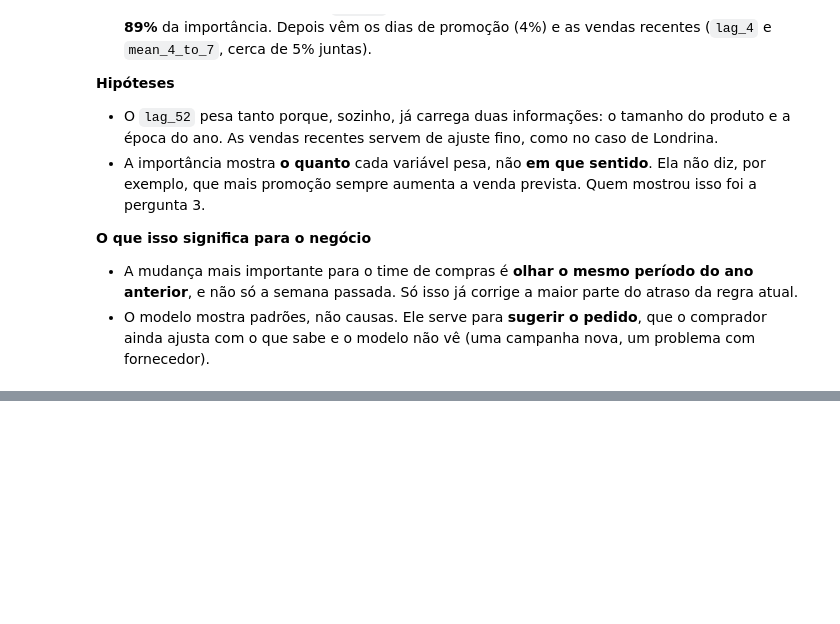
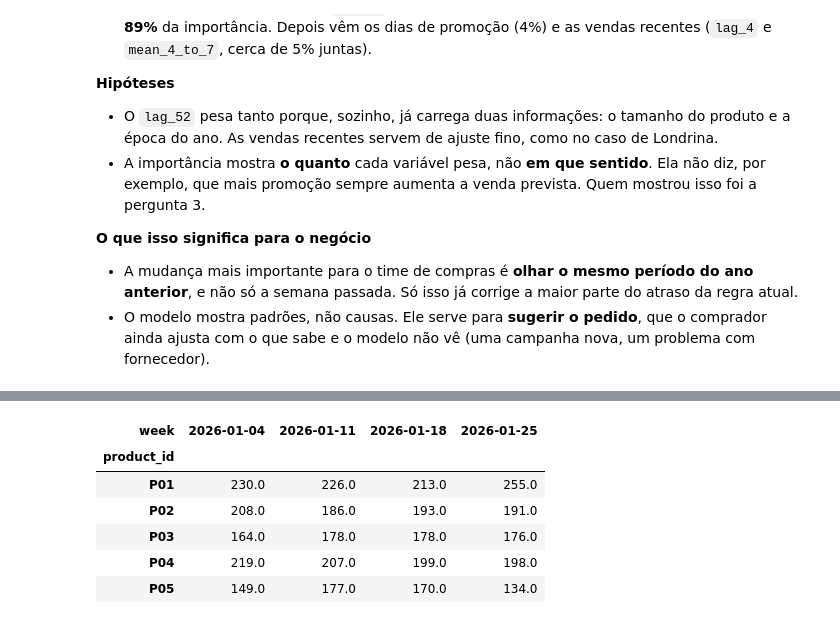
Before and after one commit to ricardo-paganini/pharmacy-demand-forecast, a Jupyter notebook: pharmacy_demand_forecast.ipynb, the cells around one changed output, grey strips where cells are left out. Drawn from its saved outputs; the diff is of its cells as text; code cells hidden in the pictures; blank space fills up the shorter version.

```diff
--- a/pharmacy_demand_forecast.ipynb
+++ b/pharmacy_demand_forecast.ipynb
@@ -879,0 +932,13 @@ dtype: float64
+# %%
+X_future = pd.get_dummies(forecast[features], columns=['product_id'], drop_first=True)
+forecast['forecast'] = final_model.predict(X_future).round().astype(int)
+
+forecast.pivot_table(index='product_id', columns='week', values='forecast').head()
+# %% [output]
+| week | 2026-01-04 | 2026-01-11 | 2026-01-18 | 2026-01-25 |
+| product_id |  |  |  |  |
+| P01 | 230.0 | 226.0 | 213.0 | 255.0 |
+| P02 | 208.0 | 186.0 | 193.0 | 191.0 |
+| P03 | 164.0 | 178.0 | 178.0 | 176.0 |
+| P04 | 219.0 | 207.0 | 199.0 | 198.0 |
+| P05 | 149.0 | 177.0 | 170.0 | 134.0 |
```
Also changed, not shown: parts of 6 cells of this notebook.
